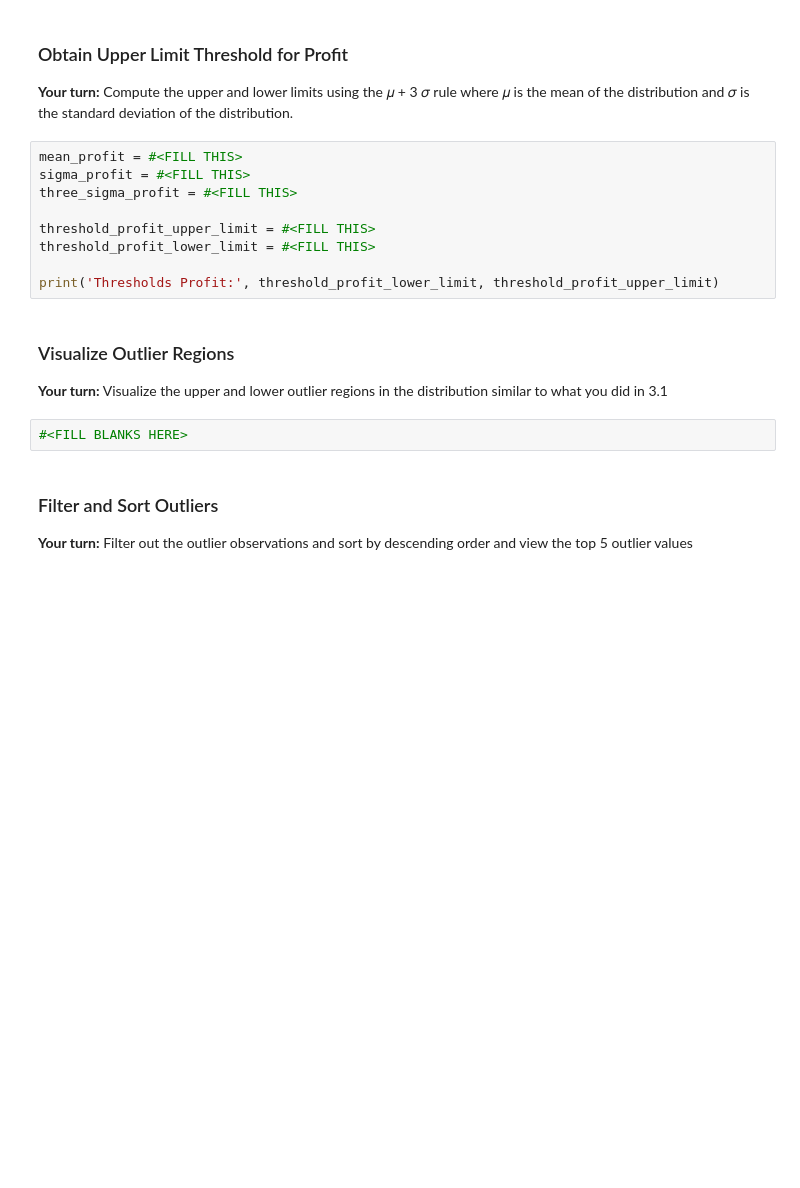
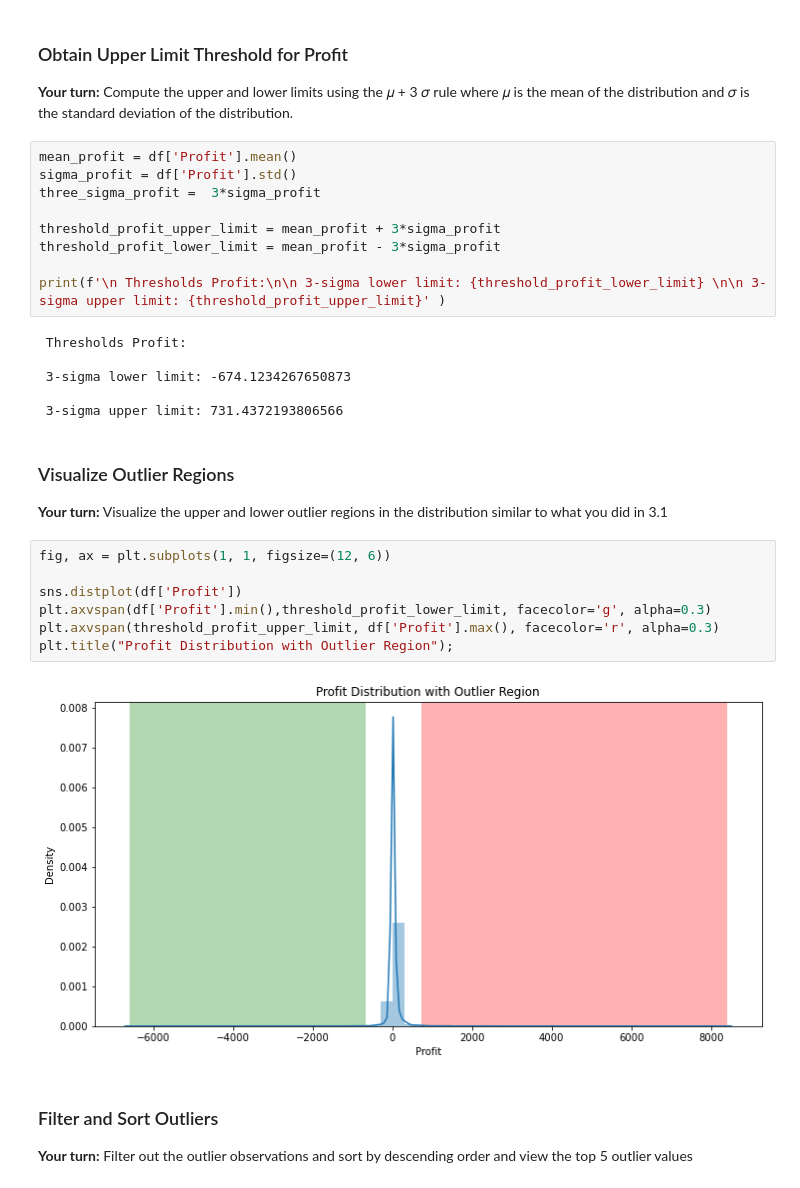
Before and after one commit to llpyyz/mec-mini-projects, a Jupyter notebook: mec-16.4.1-anomaly-detection-mini-project/Mini_Project_Anomaly_Detection.ipynb, the cells around one changed output. Saved outputs shown, nothing was run; the diff lists cells and outputs as text; blank space fills up the shorter version.

```diff
--- a/mec-16.4.1-anomaly-detection-mini-project/Mini_Project_Anomaly_Detection.ipynb
+++ b/mec-16.4.1-anomaly-detection-mini-project/Mini_Project_Anomaly_Detection.ipynb
@@ -216,21 +254,34 @@ In this section you will use the learning from Section 3.1 and implement anomaly
 ### Obtain Upper Limit Threshold for Profit
 
 __Your turn:__ Compute the upper and lower limits using the  𝜇  + 3 𝜎  rule where  𝜇  is the mean of the distribution and  𝜎  is the standard deviation of the distribution.
-# %%
-mean_profit = #<FILL THIS>
-sigma_profit = #<FILL THIS>
-three_sigma_profit = #<FILL THIS>
-
-threshold_profit_upper_limit = #<FILL THIS>
-threshold_profit_lower_limit = #<FILL THIS>
-
-print('Thresholds Profit:', threshold_profit_lower_limit, threshold_profit_upper_limit)
+# %%
+mean_profit = df['Profit'].mean()
+sigma_profit = df['Profit'].std()
+three_sigma_profit =  3*sigma_profit
+
+threshold_profit_upper_limit = mean_profit + 3*sigma_profit
+threshold_profit_lower_limit = mean_profit - 3*sigma_profit
+
+print(f'\n Thresholds Profit:\n\n 3-sigma lower limit: {threshold_profit_lower_limit} \n\n 3-sigma upper limit: {threshold_profit_upper_limit}' )
+# %% [output]
+ Thresholds Profit:
+
+ 3-sigma lower limit: -674.1234267650873
+
+ 3-sigma upper limit: 731.4372193806566
 # %% [markdown]
 ### Visualize Outlier Regions
 
 __Your turn:__ Visualize the upper and lower outlier regions in the distribution similar to what you did in 3.1
-# %%
-#<FILL BLANKS HERE>
+# %%
+fig, ax = plt.subplots(1, 1, figsize=(12, 6))
+
+sns.distplot(df['Profit'])
+plt.axvspan(df['Profit'].min(),threshold_profit_lower_limit, facecolor='g', alpha=0.3)
+plt.axvspan(threshold_profit_upper_limit, df['Profit'].max(), facecolor='r', alpha=0.3)
+plt.title("Profit Distribution with Outlier Region");
+# %% [output]
+[figure, added]
 # %% [markdown]
 ### Filter and Sort Outliers
 
```
Also changed, not shown: parts of 6 cells of this notebook.
